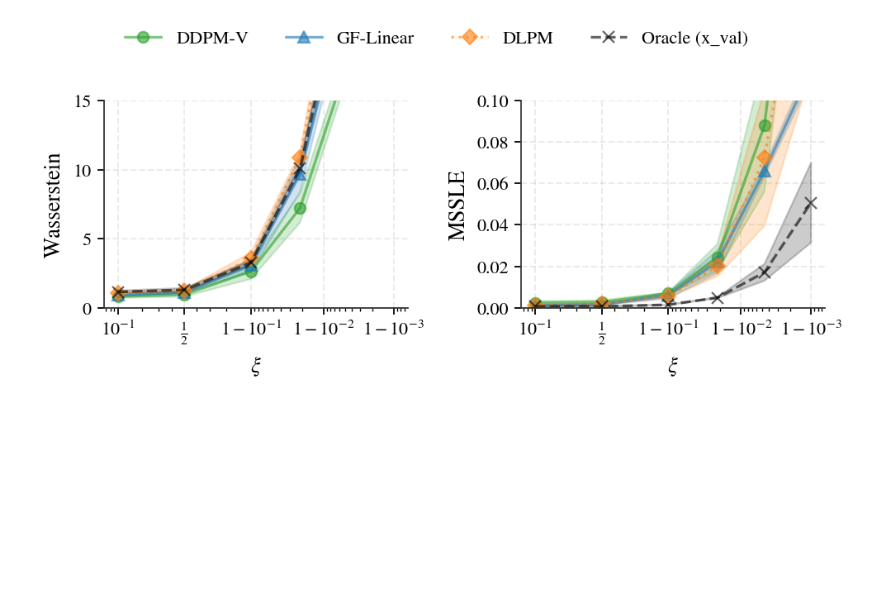
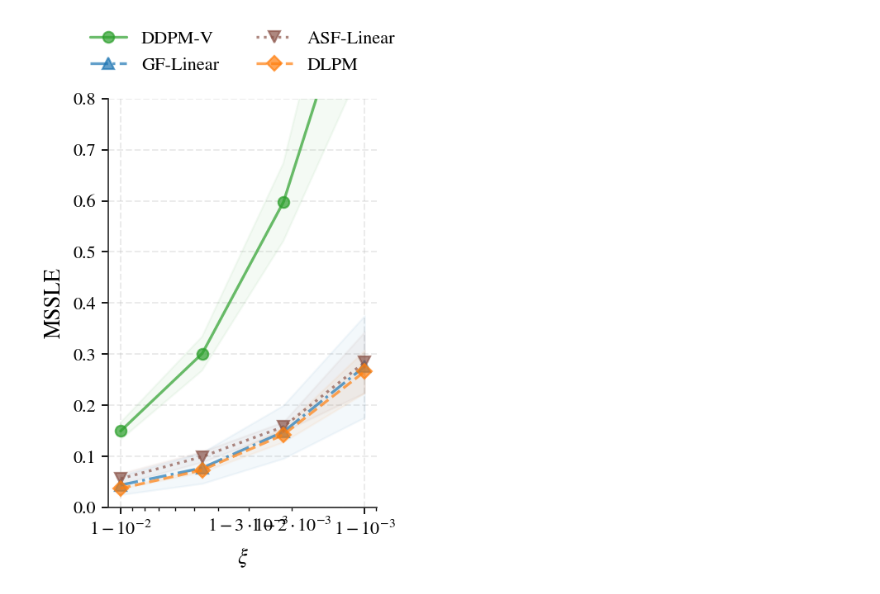
Before and after one commit to Diffusion-Research-Lab/0_neurips_2026_heavy_tail_dynamics, a Jupyter notebook: sandbox/02_heavytail_loss.ipynb, the cells around one changed output. Saved outputs shown, nothing was run; the diff lists cells and outputs as text; code cells hidden in the pictures; blank space fills up the shorter version.

```diff
--- a/sandbox/02_heavytail_loss.ipynb
+++ b/sandbox/02_heavytail_loss.ipynb
@@ -312,22 +318,14 @@ eval_df = pd.DataFrame(eval_rows)
 # %%
-curve_runs = {
-    spec["name"]: [run for run in runs if run["model"] == spec["name"]]
-    for spec in model_specs
-}
 
-def average_run_curve(model_runs, key):
-    curves = [np.asarray(run[key], dtype=float) for run in model_runs if run[key]]
-    min_len = min(len(curve) for curve in curves)
-    return np.mean(np.stack([curve[:min_len] for curve in curves], axis=0), axis=0)
 
-avg_loss_by_model = {spec["name"]: average_run_curve(curve_runs[spec["name"]], "training_loss") for spec in model_specs}
-avg_grad_var_by_model = {spec["name"]: average_run_curve(curve_runs[spec["name"]], "grad_variance_epoch") for spec in model_specs}
-avg_grad_norm_by_model = {spec["name"]: average_run_curve(curve_runs[spec["name"]], "grad_norm_epoch") for spec in model_specs}
+avg_loss_by_model = {spec["name"]: _average_run_curve(curve_runs[spec["name"]], "training_loss") for spec in model_specs}
+avg_grad_var_by_model = {spec["name"]: _average_run_curve(curve_runs[spec["name"]], "grad_variance_epoch") for spec in model_specs}
+avg_grad_norm_by_model = {spec["name"]: _average_run_curve(curve_runs[spec["name"]], "grad_norm_epoch") for spec in model_specs}
 max_loss_epochs = max(curve.size for curve in avg_loss_by_model.values())
 max_grad_var_epochs = max(curve.size for curve in avg_grad_var_by_model.values())
 max_grad_norm_epochs = max(curve.size for curve in avg_grad_norm_by_model.values())
 
-fig, axis = plt.subplots(1, 3, figsize=(8.8, 2.5), squeeze=False)
+fig, axis = plt.subplots(1, 3, figsize=(8.25, 2.0), squeeze=False)
 
 for spec in model_specs:
     color = source_colors[spec["name"]]
@@ -362,6 +360,6 @@ axis[0, 2].set_ylabel("Norm. Grad.")
 legend_handles = [Line2D([0], [0], color=source_colors[spec["name"]], lw=4.0, linestyle=spec["linestyle"], label=spec["name"], alpha=0.6)
                   for spec in model_specs]
 fig.legend(legend_handles, [handle.get_label() for handle in legend_handles],
-           loc="upper center", bbox_to_anchor=(0.5, 1.12), ncol=min(4, len(model_specs)), frameon=False, fontsize=9)
+           loc="upper center", bbox_to_anchor=(0.5, 1.02), ncol=len(model_specs), frameon=False, fontsize=10)
 fig.tight_layout(rect=(0, 0, 1.0, 0.86))
 # %% [output]
@@ -416,38 +416,24 @@ plt.show()
 # %%
-metric_specs = [
-    ("wasserstein", "Wasserstein"),
-    ("mssle", "MSSLE"),
-]
-ylims = [15.0, 0.1]
-fig, axes = plt.subplots(1, 2, figsize=(6.5, 2.5), sharex=True)
+start = 3  # Skip the first two points which are too close to 0
+fig, axes = plt.subplots(1, 1, figsize=(3, 4.5), sharex=True, squeeze=False)
 
-for ax, (metric_key, metric_label), ylim in zip(axes, metric_specs, ylims):
-    for spec in tail_plot_specs:
-        model_curves = [curve for curve in tail_curves if curve["model"] == spec["name"]]
-        if not model_curves:
-            continue
-        avg_curve = np.mean(np.stack([curve[metric_key] for curve in model_curves], axis=0), axis=0)
-        std_curve = np.std(np.stack([curve[metric_key] for curve in model_curves], axis=0), axis=0)
-        ax.plot(xis, avg_curve, lw=1.5, color=source_colors[spec["name"]], linestyle=spec["linestyle"], marker=spec["marker"], label=spec["name"], alpha=0.6)
-        ax.fill_between(xis, avg_curve - std_curve, avg_curve + std_curve, color=source_colors[spec["name"]], alpha=0.2)
+for spec in model_specs:
+    model_curves = [curve for curve in tail_curves if curve["model"] == spec["name"]]
+    if not model_curves:
+        continue
+    avg_curve = np.mean(np.stack([curve['mssle'] for curve in model_curves], axis=0), axis=0)[start:]
+    std_curve = np.std(np.stack([curve['mssle'] for curve in model_curves], axis=0), axis=0)[start:]
+    axes[0, 0].plot(xis[start:], avg_curve, lw=1.5, color=source_colors[spec["name"]], linestyle=spec["linestyle"], marker=spec["marker"], label=spec["name"], alpha=0.7)
+    axes[0, 0].fill_between(xis[start:], avg_curve - std_curve, avg_curve + std_curve, color=source_colors[spec["name"]], alpha=0.05)
 
-    ax.set_ylim(bottom=0, top=ylim)
-    ax.set_xscale("logit")
-    ax.set_xlabel(r"$\xi$")
-    ax.set_ylabel(metric_label)
+axes[0, 0].set_ylim(bottom=0, top=0.8)
+axes[0, 0].set_xscale("logit")
+axes[0, 0].set_xlabel(r"$\xi$")
+axes[0, 0].set_ylabel("MSSLE")
 
-legend_handles = []
-legend_labels = []
-for ax in axes:
-    handles, labels = ax.get_legend_handles_labels()
-    for handle, label in zip(handles, labels):
-        if label not in legend_labels:
-            legend_handles.append(handle)
-            legend_labels.append(label)
-
-fig.legend(legend_handles, legend_labels, loc="lower center", bbox_to_anchor=(0.5, 1.02), ncol=min(4, len(legend_labels)), frameon=False, fontsize=10)
+axes[0, 0].legend(loc="lower center", bbox_to_anchor=(0.5, 1.02), ncol=2, frameon=False, fontsize=10)
 
 fig.tight_layout()
 plt.show()
 # %% [output]
-[figure, old version]
+[figure, new version]
```
Also changed, not shown: parts of 10 cells of this notebook, 4 other files.
